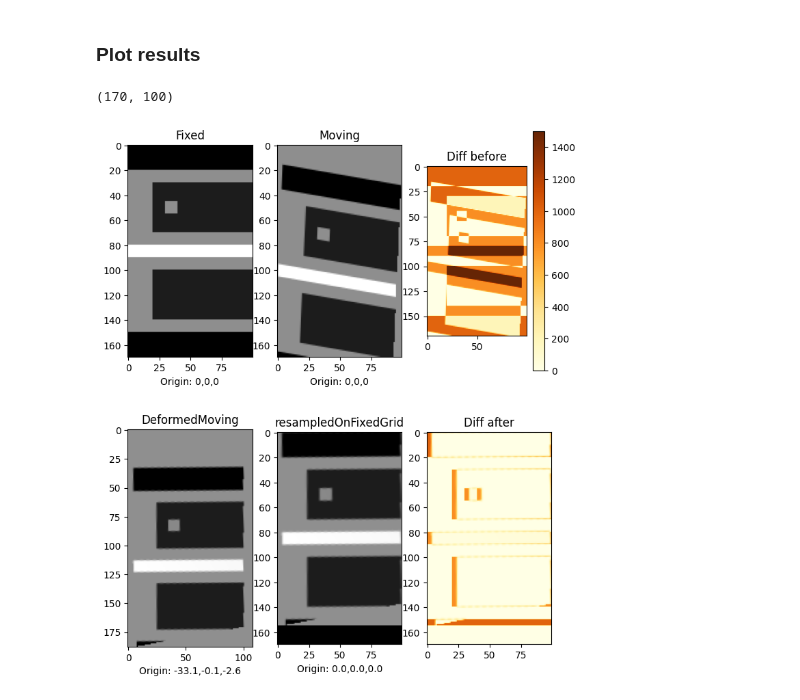
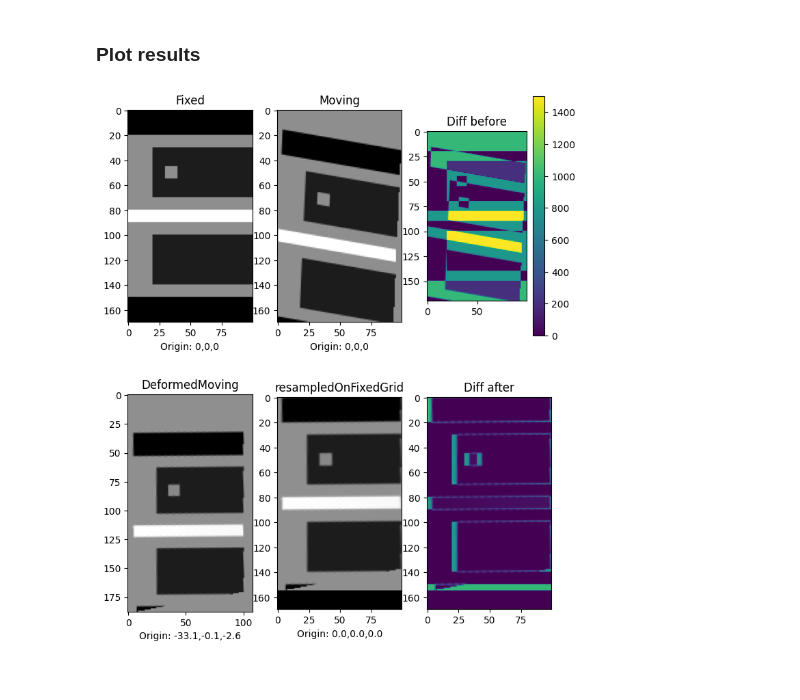
Before and after one commit to jinkoo2/opentps2, a Jupyter notebook: opentps_core/opentps/core/examples/registration/exampleRigid.ipynb, the cells around one changed output. Drawn from its saved outputs; the diff is of its cells as text; code cells hidden in the pictures.

```diff
--- a/opentps_core/opentps/core/examples/registration/exampleRigid.ipynb
+++ b/opentps_core/opentps/core/examples/registration/exampleRigid.ipynb
@@ -88,25 +80,24 @@ assert diff_before_sum - diff_after_sum > 0, f"Image difference is larger after
 # %%
 y_slice = 95
 fig, ax = plt.subplots(2, 3,figsize=(8,10))
 ax[0, 0].imshow(fixed.imageArray[:, y_slice, :],cmap='gray')
 ax[0, 0].set_title('Fixed')
 ax[0, 0].set_xlabel('Origin: '+f'{fixed.origin[0]}'+','+f'{fixed.origin[1]}'+','+f'{fixed.origin[2]}')
 ax[0, 1].imshow(moving.imageArray[:, y_slice, :],cmap='gray')
 ax[0, 1].set_title('Moving')
 ax[0, 1].set_xlabel('Origin: ' + f'{moving.origin[0]}' + ',' + f'{moving.origin[1]}' + ',' + f'{moving.origin[2]}')
-diffBef = ax[0, 2].imshow(abs(diff_before.imageArray[:, y_slice, :]), vmin=0, vmax=1500,cmap='YlOrBr')
+diffBef = ax[0, 2].imshow(abs(diff_before.imageArray[:, y_slice, :]), vmin=0, vmax=1500)
 ax[0, 2].set_title('Diff before')
 fig.colorbar(diffBef, ax=ax[0, 2])
 ax[1, 0].imshow(deformedImage.imageArray[:, y_slice, :],cmap='gray')
 ax[1, 0].set_title('DeformedMoving')
 ax[1, 0].set_xlabel('Origin: ' + f'{deformedImage.origin[0]:.1f}' + ',' + f'{deformedImage.origin[1]:.1f}' + ',' + f'{deformedImage.origin[2]:.1f}')
 ax[1, 1].imshow(resampledOnFixedGrid.imageArray[:, y_slice, :],cmap='gray')
 ax[1, 1].set_title('resampledOnFixedGrid')
 ax[1, 1].set_xlabel('Origin: ' + f'{resampledOnFixedGrid.origin[0]:.1f}' + ',' + f'{resampledOnFixedGrid.origin[1]:.1f}' + ',' + f'{resampledOnFixedGrid.origin[2]:.1f}')
-diffAft = ax[1, 2].imshow(abs(diff_after.imageArray[:, y_slice, :]), vmin=0, vmax=1500,cmap='YlOrBr')
+diffAft = ax[1, 2].imshow(abs(diff_after.imageArray[:, y_slice, :]), vmin=0, vmax=1500)
 ax[1, 2].set_title('Diff after')
 #fig.colorbar(diffAft, ax=ax[1, 2])
 plt.show()
 # %% [output]
-(170, 100)
-[figure, old version]
+[figure, new version]
```
Also changed, not shown: parts of 3 cells of this notebook, 1 other file.
